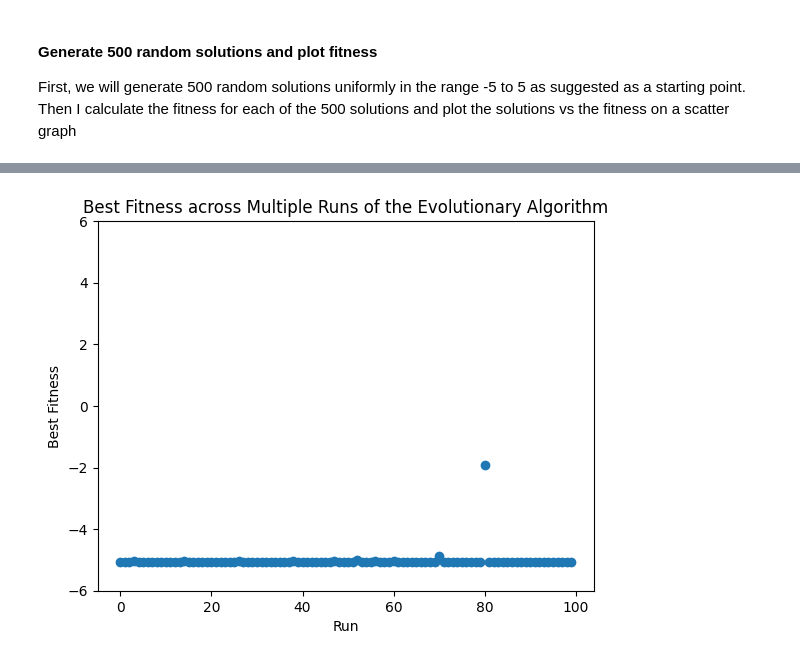
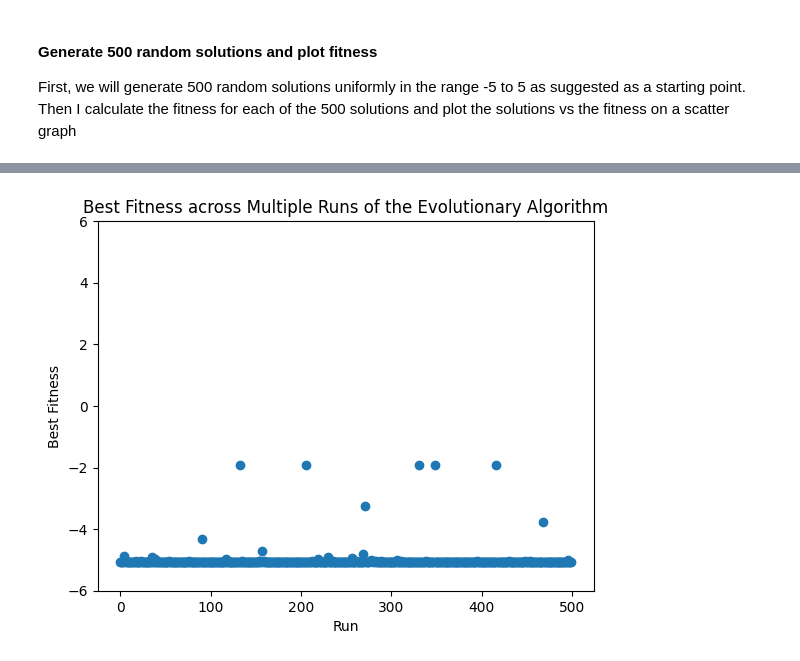
Before and after one commit to NullString1/COMP2002, a Jupyter notebook: optimisation.ipynb, the cells around one changed output, grey strips where cells are left out. Cells and saved outputs as stored; diff of their text form; code cells hidden in the pictures.

```diff
--- a/optimisation.ipynb
+++ b/optimisation.ipynb
@@ -29,0 +45,9 @@ plt.show()
+# %%
+new_x_min, new_x_max = top_100_fitness[:, 0].min(), top_100_fitness[:, 0].max() # Return the x and y ranges of the top 100 solutions, and the best solution from random sampling
+new_y_min, new_y_max = top_100_fitness[:, 1].min(), top_100_fitness[:, 1].max()
+best_x_from_random, best_y_from_random, best_fitness = top_100_fitness[0]
+print(f"Best solution from random sampling: x={best_x_from_random:.2f}, y={best_y_from_random:.2f}, fitness={best_fitness:.2f}")
+pd.DataFrame(
+    {"min": [new_x_min, new_y_min], "max": [new_x_max, new_y_max]},
+    index=["X", "Y"],
+)
@@ -75,9 +150,5 @@ Best solution: x=2.5901389132150068, y=1.5812112133333662, fitness=1.22858066061
 # %%
-# Run hill climbing multiple times to see the distribution of fitnesses
-fitnesses = []
-for i in range(100):
-    init_x, init_y = np.random.uniform(-5, 5, 2)
-    best_x, best_y, best_fitness, solutions = hillclimb(init_x, init_y, problem, 200)
-    fitnesses.append((i, best_fitness))
-
-unique_fitnesses, counts = np.unique([np.round(f[1],2) for f in fitnesses], return_counts=True)
+# Run hill climbing 100 times with random initial solutions in the wide search space, and visualise the results
+best_x, best_y, best_fitness, solutions, fitnesses = evaluate_hill_climber(iterations=200, fitness_func=problem, runs=100)
+fig, axs = visualise_hill_climbing_results(solutions, fitnesses, is_multiple_runs=True)
+fig.show()
@@ -123,9 +179,9 @@ def mutate_and_eval(x: float, y: float, fitness_func: callable) -> tuple:
     new_fitness = fitness_func(new_x, new_y)
     return new_x, new_y, new_fitness
 # %%
-def evolutionary_algorithm(pop_size: int, generations: int, fitness_func: callable) -> tuple:
-    pop = np.random.uniform(-5, 5, (pop_size, 2))
-    fitness = np.array([fitness_func(x, y) for x, y in pop]).reshape(-1, 1)
+def evolutionary_algorithm(pop_size: int, generations: int, fitness_func: callable, x_search_range: tuple = (-5, 5), y_search_range: tuple = (-5, 5)) -> tuple: # Evolutionary algorithm with given population size and number of generations
+    pop = np.random.uniform((x_search_range[0], y_search_range[0]), (x_search_range[1], y_search_range[1]), (pop_size, 2)) # Initialise population with random solutions in the given search range
+    fitness = fitness_func(pop[:, 0], pop[:, 1]).reshape(-1, 1) # Evaluate fitness of initial population and flatten array
     population = np.hstack((pop, fitness))
     best_fitness_per_gen = np.array([np.min(population[:, 2])])
     for _ in range(generations):
@@ -167,0 +227,5 @@ Text(0.5, 1.0, 'Best Fitness over Generations')
+# %%
+best_x, best_y, best_fitness, solutions, best_fitness_per_gen = evolutionary_algorithm(70, 20, problem, x_search_range=(new_x_min, new_x_max), y_search_range=(new_y_min, new_y_max))
+print(f"Best solution: x={best_x}, y={best_y}, fitness={best_fitness}")
+fig, axs = visualise_evolutionary_results(solutions, best_fitness_per_gen)
+fig.show()
@@ -170,13 +243,13 @@ Text(0.5, 1.0, 'Best Fitness over Generations')
 # %%
 fitnesses = []
-for i in range(100):
-    best_x, best_y, best_fitness, solutions, best_fitness_per_gen = evolutionary_algorithm(70, 20, problem)
+for i in range(500):
+    best_x, best_y, best_fitness, solutions, best_fitness_per_gen = evolutionary_algorithm(70, 20, problem, x_search_range=(-5, 5), y_search_range=(-5, 5))
     fitnesses.append((i, best_fitness))
 plt.scatter([x[0] for x in fitnesses], [x[1] for x in fitnesses])
 plt.ylim(-6, 6)
 plt.xlabel('Run')
 plt.ylabel('Best Fitness')
 plt.title('Best Fitness across Multiple Runs of the Evolutionary Algorithm')
 plt.show()
 # %% [output]
-[figure, old version]
+[figure, new version]
```
Also changed, not shown: parts of 29 cells of this notebook, 6 other files.
